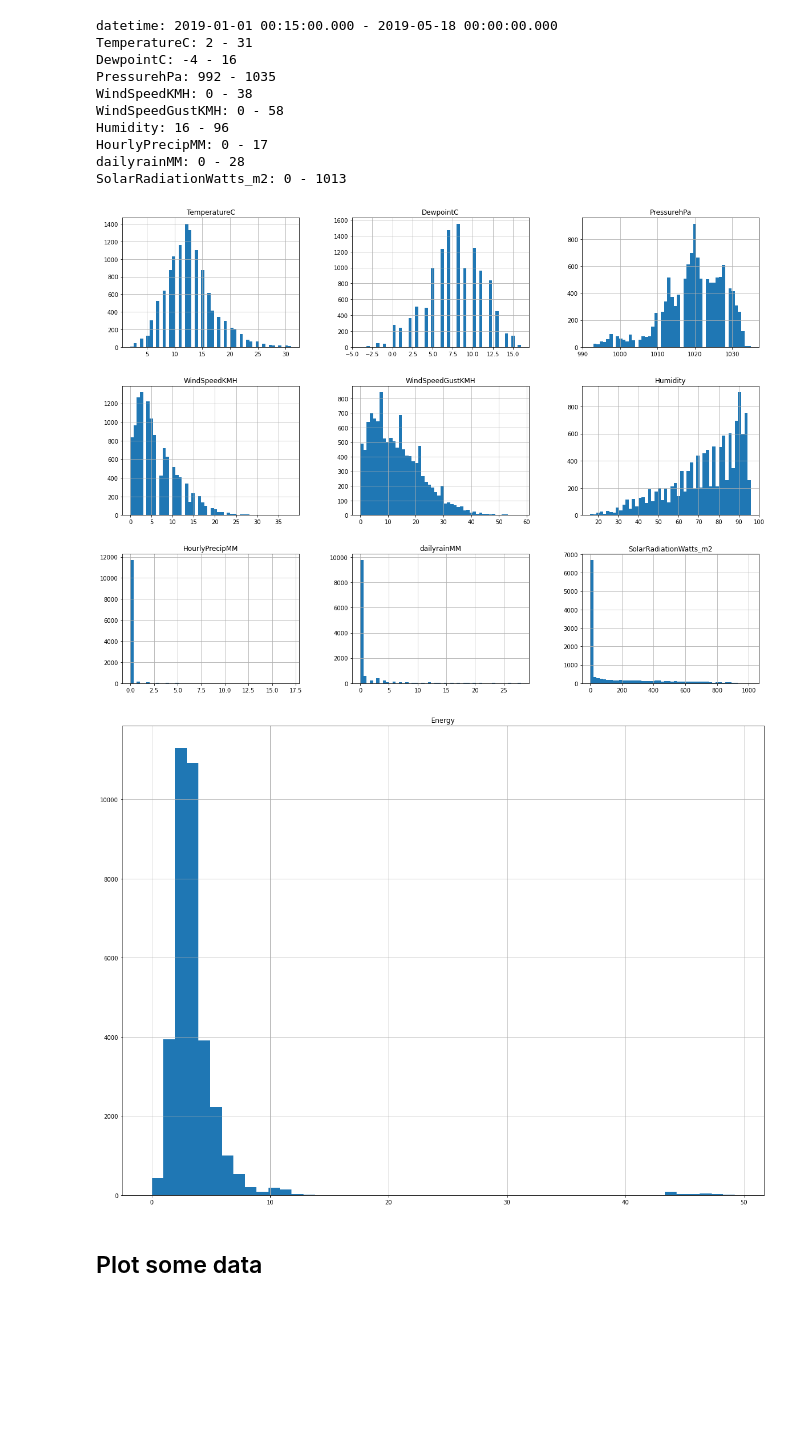
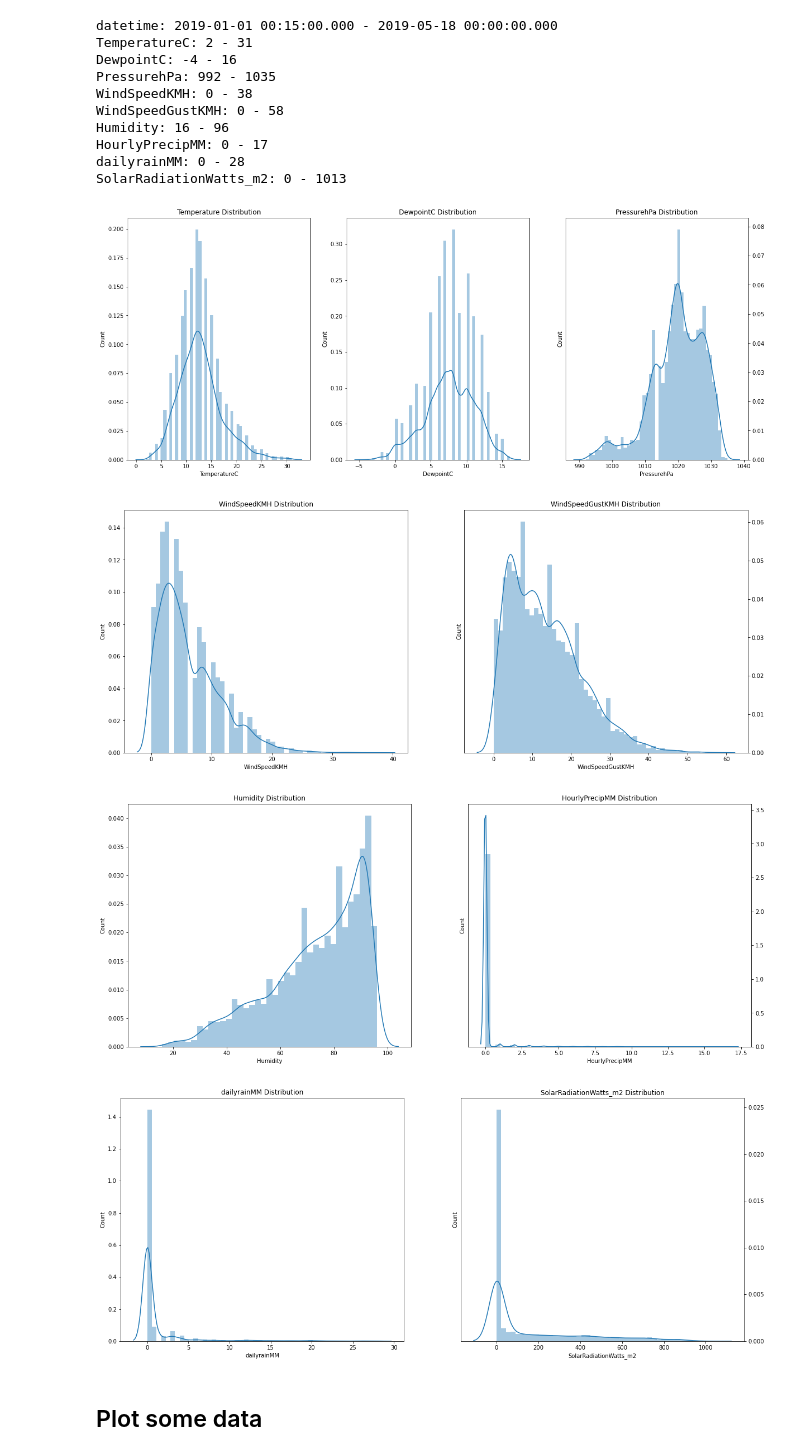
Before and after one commit to franciscomonteiro85/faa-energy-prediction, a Jupyter notebook: Energy Prediction.ipynb, the cells around one changed output. Drawn from its saved outputs; the diff is of its cells as text; code cells hidden in the pictures; blank space fills up the shorter version.

Commit message:
Some better graphics and descriptions

```diff
--- a/Energy Prediction.ipynb
+++ b/Energy Prediction.ipynb
@@ -146,14 +165,63 @@ HourlyPrecipMM: 0 - 17
 dailyrainMM: 0 - 28
 SolarRadiationWatts_m2: 0 - 1013
 # %%
-df_weather_pre.hist(bins=50, figsize=(20,15))
-plt.show()
+#plot 3 figures in a row
+f, ax = plt.subplots(1,3, figsize=(20,8))
+sns.distplot(df_weather_pre['TemperatureC'],ax=ax[0] )
+ax[0].set_title('Temperature Distribution')
+ax[0].set_ylabel('Count')
+ax[0].yaxis.tick_left()
 
-df_energy.hist(bins=50, figsize=(20,15))
-plt.show()
+sns.distplot(df_weather_pre['DewpointC'],ax=ax[1] )
+ax[1].set_title('DewpointC Distribution')
+ax[1].set_ylabel('Count')
+
+sns.distplot(df_weather_pre['PressurehPa'],ax=ax[2] )
+ax[2].set_title('PressurehPa Distribution')
+ax[2].set_ylabel('Count')
+ax[2].yaxis.tick_right()
+
+
+#plot 2 figures in a row
+f, ax = plt.subplots(1,2, figsize=(20,8))
+sns.distplot(df_weather_pre['WindSpeedKMH'],ax=ax[0] )
+ax[0].set_title('WindSpeedKMH Distribution')
+ax[0].set_ylabel('Count')
+ax[0].yaxis.tick_left()
+
+sns.distplot(df_weather_pre['WindSpeedGustKMH'],ax=ax[1] )
+ax[1].set_title('WindSpeedGustKMH Distribution')
+ax[1].set_ylabel('Count')
+ax[1].yaxis.tick_right()
+
+#plot 2 figures in a row
+f, ax = plt.subplots(1,2, figsize=(20,8))
+sns.distplot(df_weather_pre['Humidity'],ax=ax[0] )
+ax[0].set_title('Humidity Distribution')
+ax[0].set_ylabel('Count')
+ax[0].yaxis.tick_left()
+
+sns.distplot(df_weather_pre['HourlyPrecipMM'],ax=ax[1] )
+ax[1].set_title('HourlyPrecipMM Distribution')
+ax[1].set_ylabel('Count')
+ax[1].yaxis.tick_right()
+
+#plot 2 figures in a row
+f, ax = plt.subplots(1,2, figsize=(20,8))
+sns.distplot(df_weather_pre['dailyrainMM'],ax=ax[0] )
+ax[0].set_title('dailyrainMM Distribution')
+ax[0].set_ylabel('Count')
+ax[0].yaxis.tick_left()
+
+sns.distplot(df_weather_pre['SolarRadiationWatts_m2'],ax=ax[1] )
+ax[1].set_title('SolarRadiationWatts_m2 Distribution')
+ax[1].set_ylabel('Count')
+ax[1].yaxis.tick_right()
 # %% [output]
-[figure, old version]
+[figure, new version]
-[figure, old version]
+[figure, new version]
+[figure, added]
+[figure, added]
 # %% [markdown]
 ## Plot some data
 # %%
```
Also changed, not shown: parts of 2 cells of this notebook.
